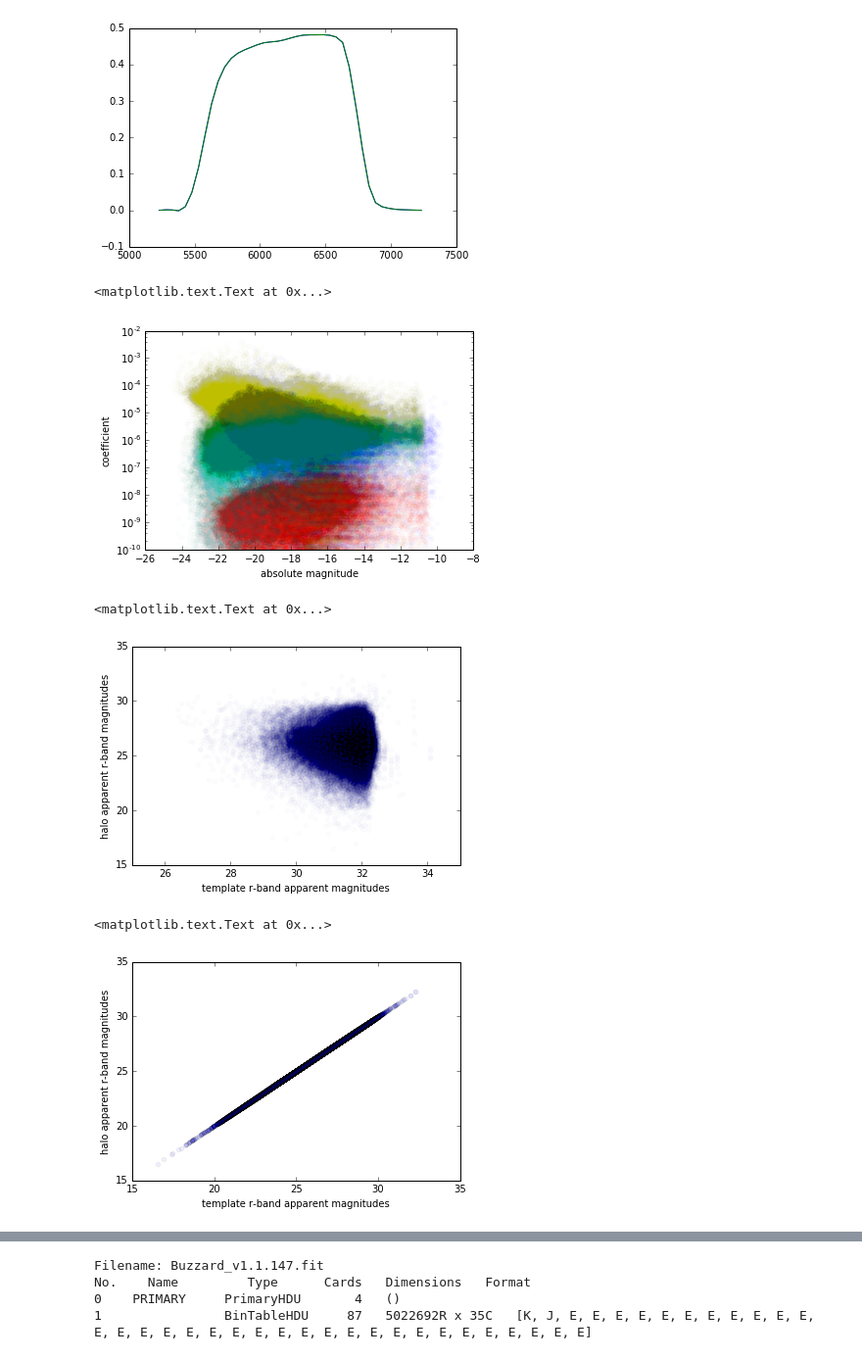
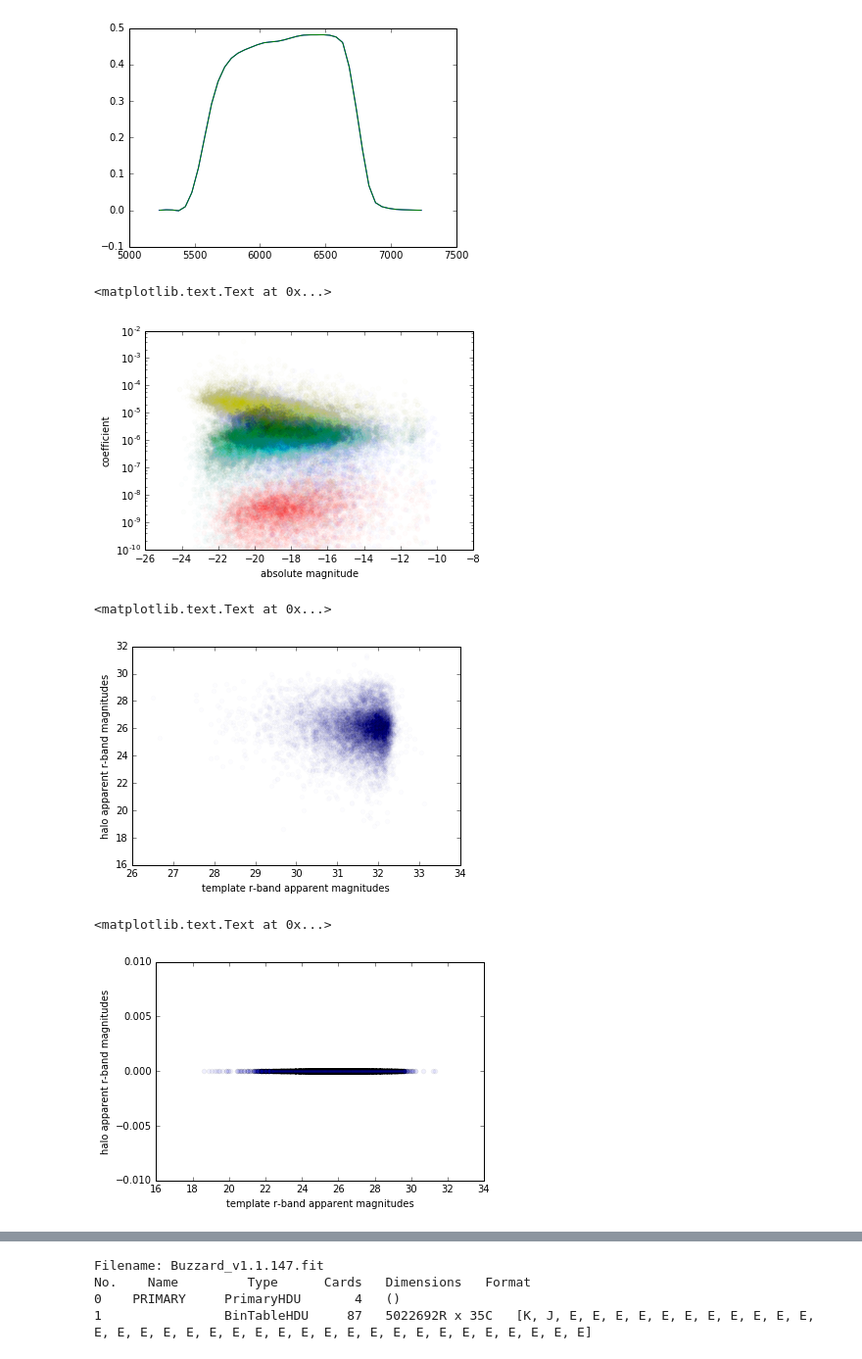
Before and after one commit to aimalz/pretzal, a Jupyter notebook: code/data-exploration.ipynb, the cells around one changed output, grey strips where cells are left out. Shown at 98% size. Cells and saved outputs as stored; diff of their text form; code cells hidden in the pictures.

Commit message:
added better plots

```diff
--- a/code/data-exploration.ipynb
+++ b/code/data-exploration.ipynb
@@ -48,7 +48,7 @@ tru_data_all = tru_hdulist[1].data
 # %%
 #cut the data because it's too big, warning: this is slow!
 n_all = len(tru_data_all)
-n_tru = 100000
+n_tru = 10000
 nredshifts = n_tru
 tru_ind = np.random.choice(range(n_all),n_tru)
 tru_data = tru_data_all[tru_ind]
@@ -162,7 +162,7 @@ plt.ylabel('coefficient')
 #print(np.shape(tru_data['COEFFS'][indices][:,0]),np.shape(tru_data['AMAG'][indices][:,0]))
 # %% [output]
 <matplotlib.text.Text at 0x...>
-[figure, old version]
+[figure, new version]
 # %%
 r_fluxes = np.array([np.dot(tru_coeffs[i],template_r_fluxes) for i in range(n_cut)])
 r_mags = -2.5*np.log10(r_fluxes)
@@ -174,7 +174,7 @@ plt.xlabel('template r-band apparent magnitudes')
 plt.ylabel('halo apparent r-band magnitudes')
 # %% [output]
 <matplotlib.text.Text at 0x...>
-[figure, old version]
+[figure, new version]
 # %%
 #want x in -2.5*log10(dot(coeff+x,template_r_flux))=mag_u
 #sum((coeffs+x)*template_r_fluxes)=10**(-mag_u/2.5)
@@ -190,14 +190,14 @@ coeffs = coeffs+factors
 # %%
 r_fluxes = np.sum(coeffs.T*template_r_fluxes,axis=1)
 r_mags = -2.5*np.log10(r_fluxes)
 
 for b in xrange(5):
-   plt.scatter(r_mags,cut_data['MAG_U'],alpha=0.01)
+   plt.scatter(r_mags,cut_data['MAG_U']-r_mags,alpha=0.01)
 plt.xlabel('template r-band apparent magnitudes')
 plt.ylabel('halo apparent r-band magnitudes')
 # %% [output]
 <matplotlib.text.Text at 0x...>
-[figure, old version]
+[figure, new version]
 # %%
 #info from the kcorrect.pro documentation:
 
```
Also changed, not shown: parts of 12 cells of this notebook, 1 other file.
